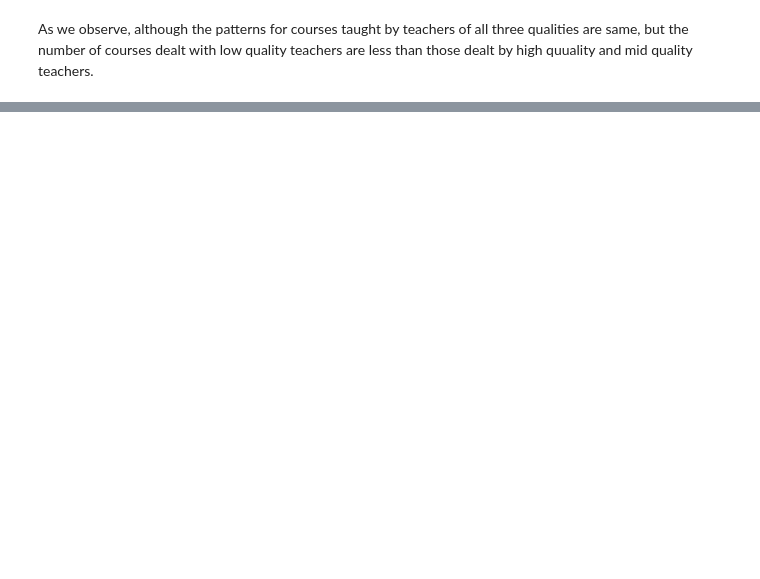
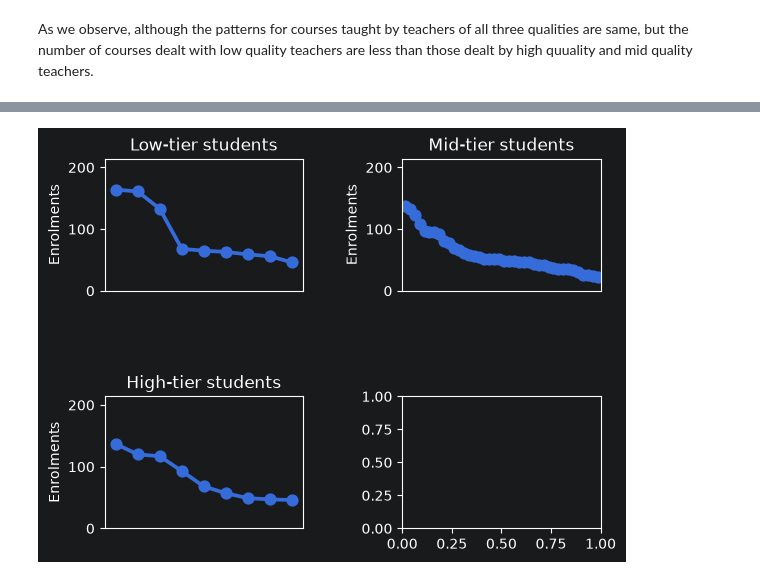
Before and after one commit to amithvardhan99/resume-projects, a Jupyter notebook: Instructor Performance and Course Quality Evaluation on EduPro/notebook.ipynb, the cells around one changed output, grey strips where cells are left out. Cells and saved outputs as stored; diff of their text form; code cells hidden in the pictures; blank space fills up the shorter version.

```diff
--- a/Instructor Performance and Course Quality Evaluation on EduPro/notebook.ipynb
+++ b/Instructor Performance and Course Quality Evaluation on EduPro/notebook.ipynb
@@ -757,0 +828,2 @@ True
+# %%
+teacher_names_with_ratings_1 = teacher_names_with_ratings[teacher_names_with_ratings["Enrolments"]<3000]
@@ -757,0 +832,21 @@ True
+# %%
+min_value = teacher_names_with_ratings_1["Enrolments"].min()
+max_value = teacher_names_with_ratings_1["Enrolments"].max() + 50
+# %%
+fig, ax = plt.subplots(nrows=2,ncols=2)
+fig.subplots_adjust(hspace=0.8, wspace=0.5)
+
+i = 0
+j = 0
+for k in ["Low","Mid","High"]:
+    tr = teacher_names_with_ratings_1[teacher_names_with_ratings_1["Tier"]==k]["Enrolments"].sort_values()
+    sns.pointplot(tr,ax=ax[i,j],)
+    ax[i,j].set_xticks([])
+    ax[i,j].set_title(k+"-tier students")
+    ax[i,j].set_ylim([0,max_value])
+    j += 1
+    if j == 2:
+        i += 1
+        j = 0
+# %% [output]
+[figure, added]
```
Also changed, not shown: parts of 35 cells of this notebook, 1 other file.
